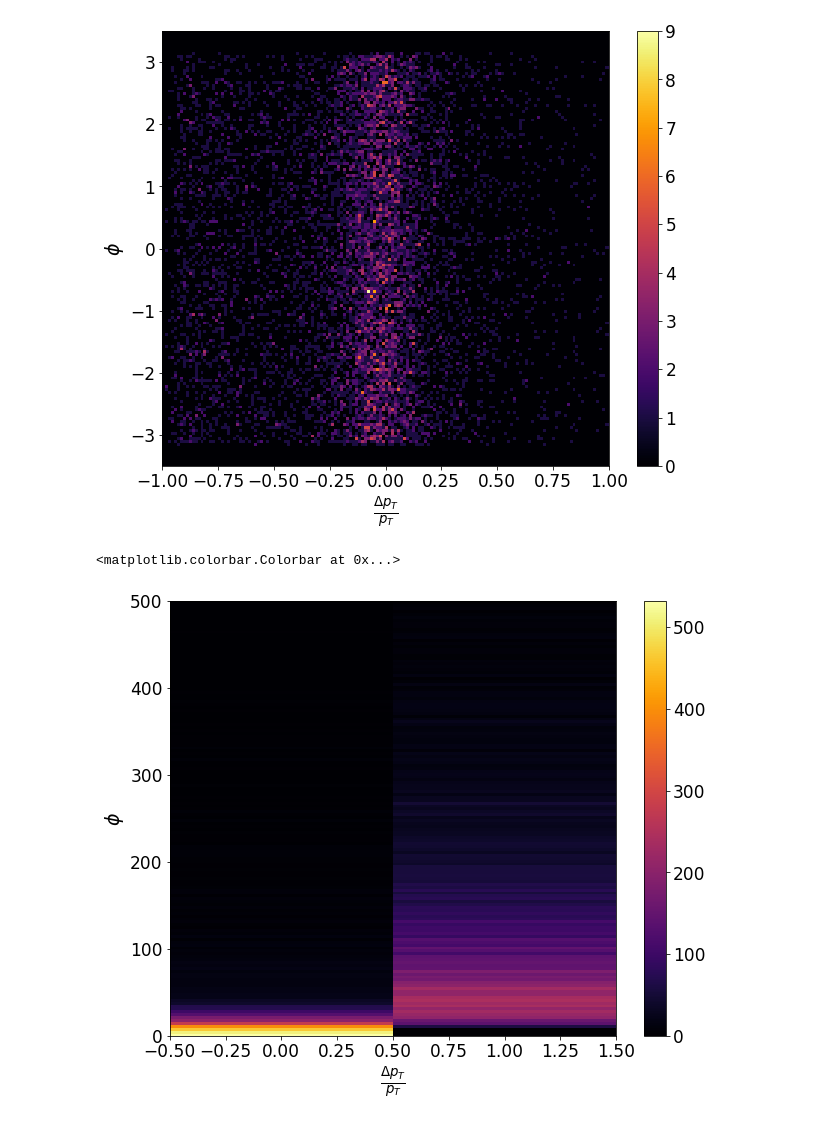
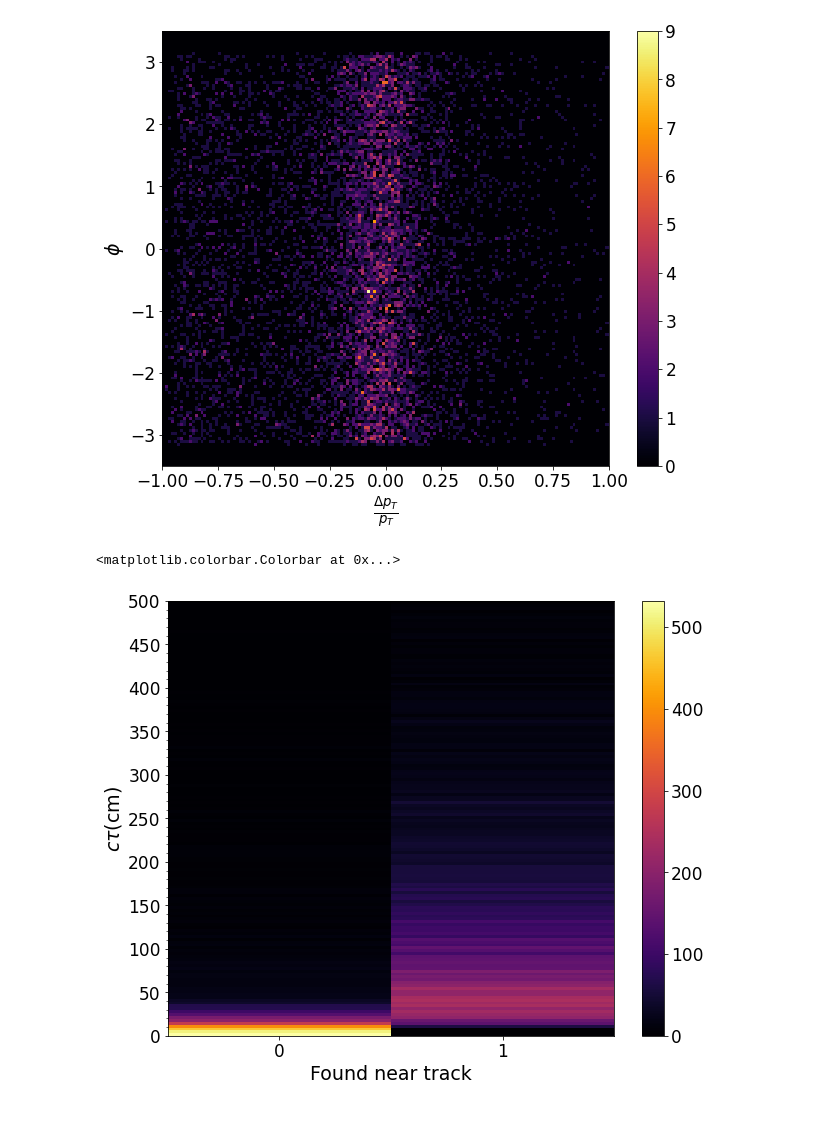
Before and after one commit to joaoboger/charginosAnalysis, a Jupyter notebook: charginosAnalysis.ipynb, the cells around one changed output. Saved outputs shown, nothing was run; the diff lists cells and outputs as text; code cells hidden in the pictures.

```diff
--- a/charginosAnalysis.ipynb
+++ b/charginosAnalysis.ipynb
@@ -14,11 +14,11 @@ plt.rc('legend', fontsize=defaultFontSize) #fontsize of the legend
 
 cmapbins = '#250a43' #color for histogram bins
 
-df = pd.read_table('testingLumi.txt',names=['pId', 'status', 'charge', 'mass', 'pt', 'phi', 'eta', 'p', 'beta', 'gamma', 'less10Gev', 'foundNearTrack', 'ctau' , 'ctau*boost' , 'event', 'run', 'luminosityBlock', 'validHits', 'trackPt', 'trackPhi', 'trackEta'])
+charginos = pd.read_csv('charginos.csv')
 
-trackedCharginos = df.copy()
+trackedCharginos = charginos.copy()
 
-trackedCharginos = trackedCharginos[['mass', 'ctau', 'validHits', 'event', 'run', 'luminosityBlock', 'pt', 'eta', 'phi', 'trackPt', 'trackEta', 'trackPhi', 'beta', 'gamma']]
+trackedCharginos = trackedCharginos[['mass', 'ctau', 'ctau*boost', 'validHits', 'event', 'run', 'luminosityBlock', 'pt', 'eta', 'phi', 'trackPt', 'trackEta', 'trackPhi', 'beta', 'gamma']]
 
 trackedCharginos = trackedCharginos[trackedCharginos['validHits'] != 0]
 
@@ -162,17 +196,26 @@ fig.colorbar(im)
 # %%
 # Fazer plots de eficiência (dos charginos gerados quantos que achou track) em função com ctau, eta, phi
 
 fig = plt.figure(figsize=(10,8))
 ax = fig.add_subplot(111)
 
-ax.set_xlabel(r'$\frac{\Delta p_{T}}{p_{T}}$')
-ax.set_ylabel(r'$\phi$')
+ax.set_xlabel('Found near track')
+ax.set_ylabel(r'$c\tau$(cm)')
 
-_,_,_,im = ax.hist2d(df['foundNearTrack'],df['ctau'],range=((-.5,1.5),(0,500)) , bins=(2,150), cmap='inferno')
+xlimit = 1.5
+
+ax.set_ylim(-0.02, 1.03)
+ax.set_xlim(-xlimit,xlimit)
+
+ax.set_xticks([0,1])
+ax.set_yticks(np.linspace(0,500,11))
+ax.set_yticks(np.linspace(0,500,51), minor=True)
+
+_,_,_,im = ax.hist2d(charginos['foundNearTrack'],charginos['ctau'],range=((-.5,1.5),(0,500)) , bins=(2,150), cmap='inferno')
 fig.colorbar(im)
 # %% [output]
 <matplotlib.colorbar.Colorbar at 0x...>
-[figure, old version]
+[figure, new version]
 # %%
 def variableLabels(variable, interval):
     return (interval * np.ceil(variable / interval))
```
Also changed, not shown: parts of 12 cells of this notebook, 1 other file.
